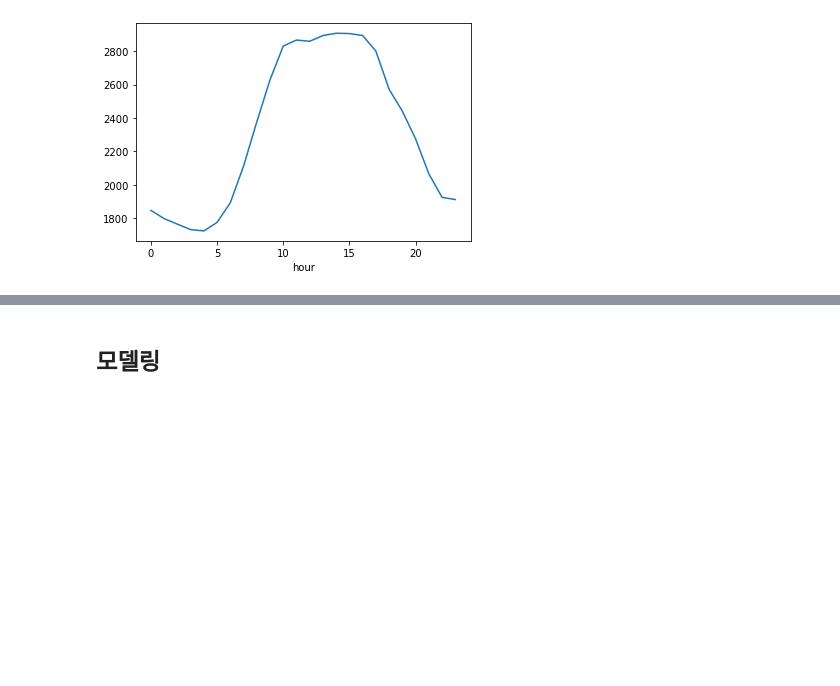
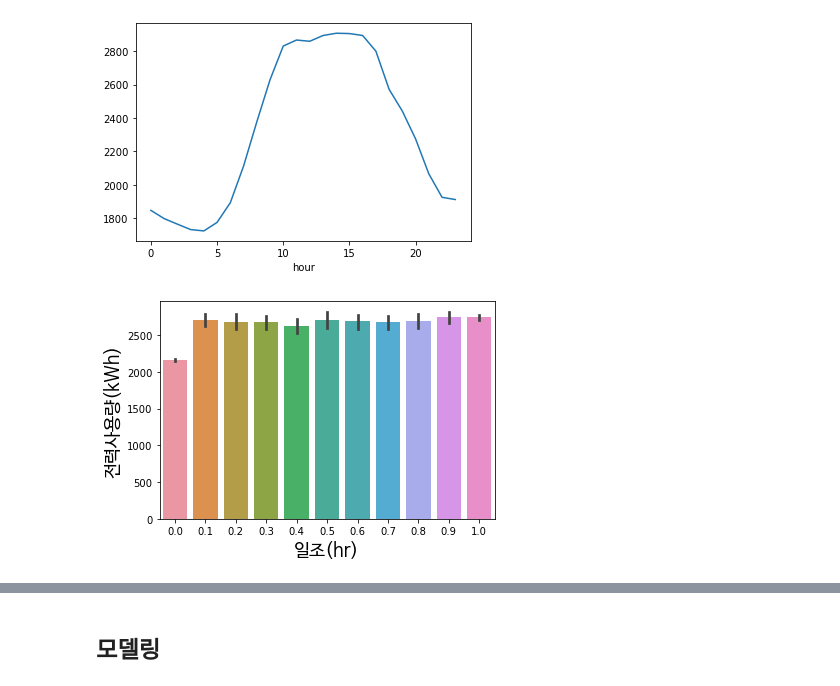
Before and after one commit to SungaHwang/ML_practice, a Jupyter notebook: KNN_전력사용량예측.ipynb, the cells around one changed output, grey strips where cells are left out. Cells and saved outputs as stored; diff of their text form; code cells hidden in the pictures; blank space fills up the shorter version.

```diff
--- a/KNN_전력사용량예측.ipynb
+++ b/KNN_전력사용량예측.ipynb
@@ -173,3 +174,14 @@ train.groupby(['hour'])['전력사용량(kWh)'].mean().plot()
 # %% [output]
 <matplotlib.axes._subplots.AxesSubplot at 0x...>
 [figure]
+# %%
+# 한글 깨짐 해결하기 위해 font 지정
+import matplotlib.font_manager as fm
+font_path='C:/users/82102/appdata/local/microsoft/windows/fonts/NanumBarunGothic.ttf'
+fontprop = fm.FontProperties(fname=font_path, size=18)
+sns.barplot(x='일조(hr)', y='전력사용량(kWh)',data= train)
+plt.xlabel('일조(hr)',fontproperties=fontprop)
+plt.ylabel('전력사용량(kWh)',fontproperties=fontprop)
+plt.show()
+# %% [output]
+[figure, added]
```
Also changed, not shown: parts of 30 cells of this notebook.
